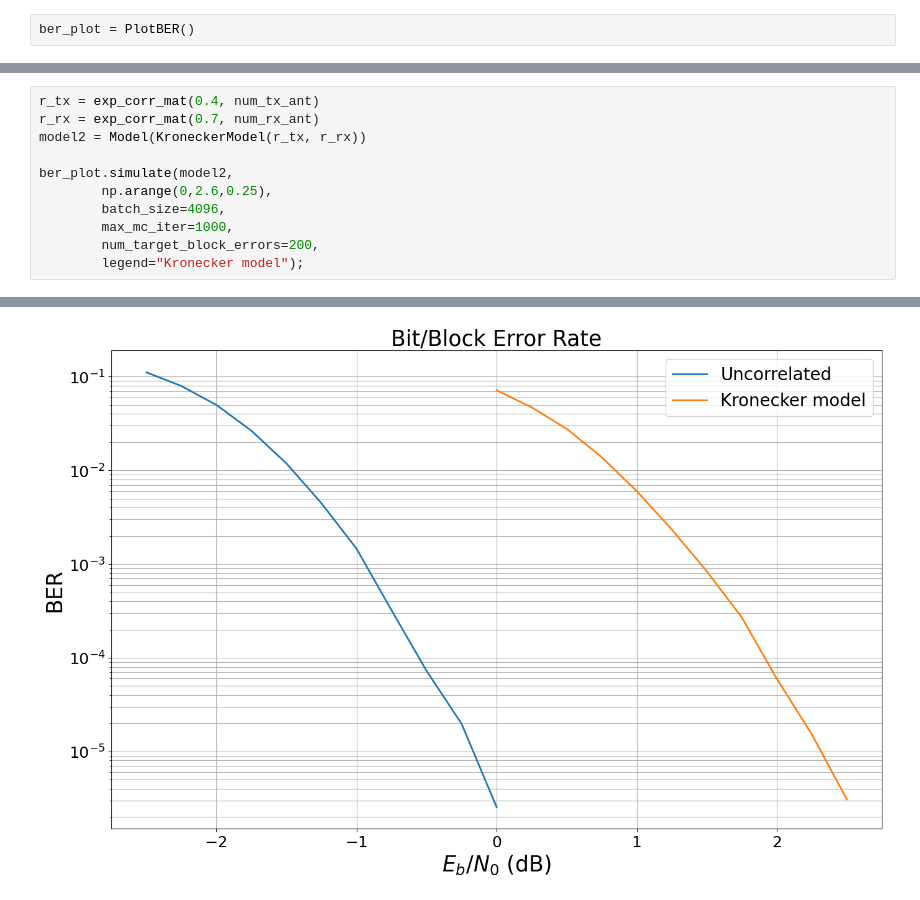
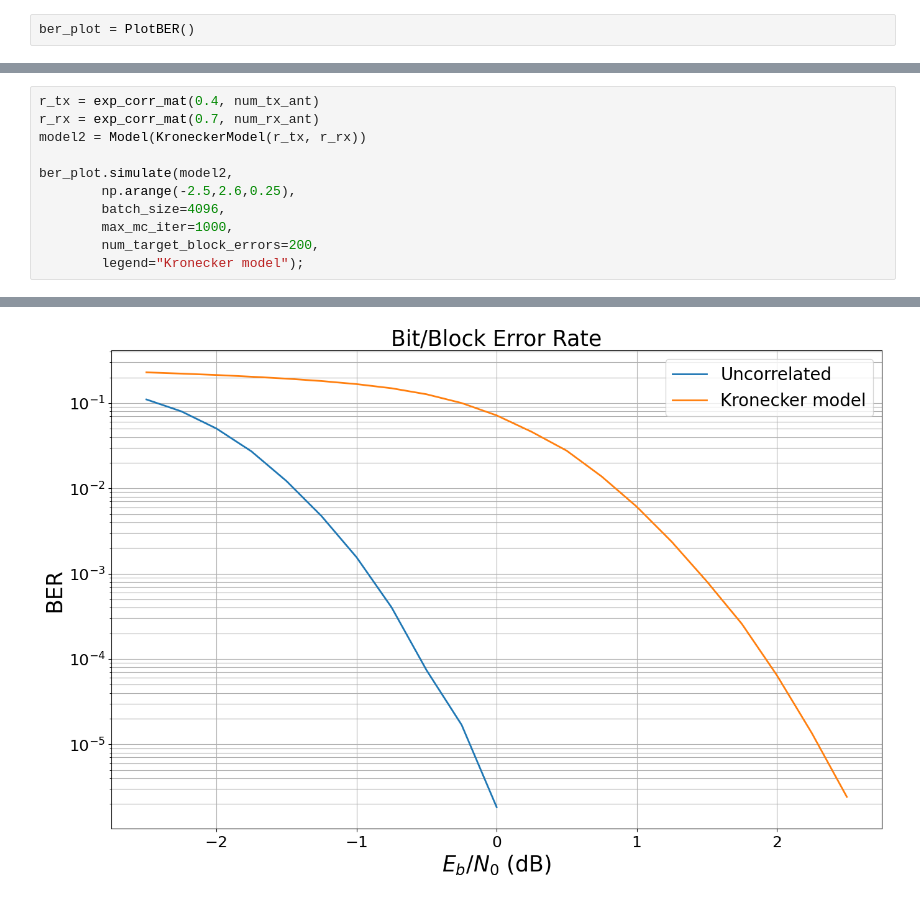
Before and after one commit to NVlabs/sionna, a Jupyter notebook: examples/Simple_MIMO_Simulation.ipynb, the cells around one changed output, grey strips where cells are left out. Drawn from its saved outputs; the diff is of its cells as text.

```diff
--- a/examples/Simple_MIMO_Simulation.ipynb
+++ b/examples/Simple_MIMO_Simulation.ipynb
@@ -325,7 +332,7 @@ r_rx = exp_corr_mat(0.7, num_rx_ant)
 model2 = Model(KroneckerModel(r_tx, r_rx))
 
 ber_plot.simulate(model2,
-        np.arange(0,2.6,0.25),
+        np.arange(-2.5,2.6,0.25),
         batch_size=4096,
         max_mc_iter=1000,
         num_target_block_errors=200,
@@ -347 +358 @@ EbNo [dB] |        BER |       BLER |  bit errors |    num bits | block errors |
-[figure, old version]
+[figure, new version]
```
Also changed, not shown: parts of 6 cells of this notebook, 6 other files.
